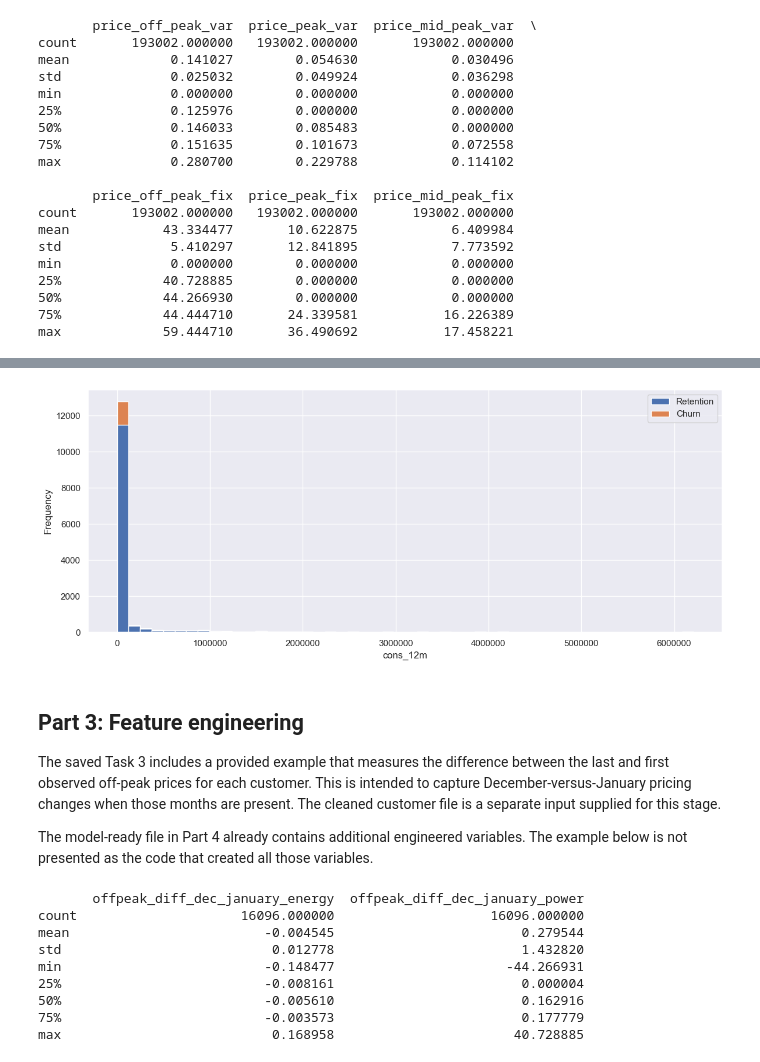
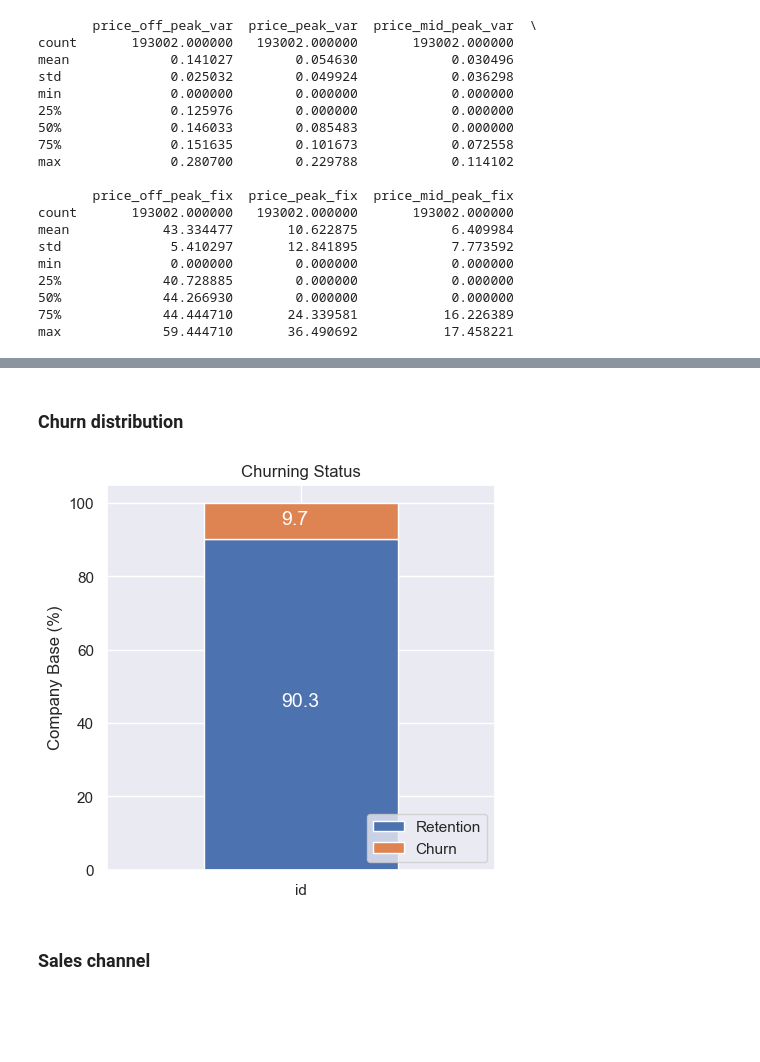
Before and after one commit to YoonaZhang/bcg-x-customer-churn, a Jupyter notebook: notebooks/customer_churn_analysis.ipynb, the cells around one changed output, grey strips where cells are left out. Drawn from its saved outputs; the diff is of its cells as text; code cells hidden in the pictures; blank space fills up the shorter version.

Commit message:
Integrate updated Task 2-4 feature engineering and executed modeling

```diff
--- a/notebooks/customer_churn_analysis.ipynb
+++ b/notebooks/customer_churn_analysis.ipynb
@@ -217,14 +173,6 @@ plot_stacked_bars(churn_percentage.transpose(), "Churn distribution", (5, 5), le
+# %% [markdown]
+### Churn distribution
 # %%
-consumption = client_df[["id", "cons_12m", "cons_gas_12m", "cons_last_month", "imp_cons", "has_gas", "churn"]]
-fig, ax = plt.subplots(figsize=(12, 5))
-plot_distribution(consumption, "cons_12m", ax)
-plt.tight_layout()
-plt.show()
+churn = client_df[['id', 'churn']]
+churn_total = churn.groupby(churn['churn']).count()
+churn_percentage = churn_total / churn_total.sum() * 100
-# %% [output]
-[figure, removed]
-# %% [markdown]
-## Part 3: Feature engineering
-
-The saved Task 3 includes a provided example that measures the difference between the last and first observed off-peak prices for each customer. This is intended to capture December-versus-January pricing changes when those months are present. The cleaned customer file is a separate input supplied for this stage.
-
-The model-ready file in Part 4 already contains additional engineered variables. The example below is not presented as the code that created all those variables.
@@ -237,24 +179,10 @@ price_df["price_date"] = pd.to_datetime(price_df["price_date"], format="%Y-%m-%d
+# %%
+plot_stacked_bars(churn_percentage.transpose(), 'Churning Status', (5, 5), legend_='lower right')
+# %% [output]
+[figure, added]
+# %% [markdown]
+### Sales channel
 # %%
-# Group off-peak prices by companies and month
-monthly_price_by_id = price_df.groupby(['id', 'price_date']).agg({'price_off_peak_var': 'mean', 'price_off_peak_fix': 'mean'}).reset_index()
-
-# Get january and december prices
-jan_prices = monthly_price_by_id.groupby('id').first().reset_index()
-dec_prices = monthly_price_by_id.groupby('id').last().reset_index()
-
-# Calculate the difference
-diff = pd.merge(dec_prices.rename(columns={'price_off_peak_var': 'dec_1', 'price_off_peak_fix': 'dec_2'}), jan_prices.drop(columns='price_date'), on='id')
-diff['offpeak_diff_dec_january_energy'] = diff['dec_1'] - diff['price_off_peak_var']
-diff['offpeak_diff_dec_january_power'] = diff['dec_2'] - diff['price_off_peak_fix']
-diff = diff[['id', 'offpeak_diff_dec_january_energy','offpeak_diff_dec_january_power']]
-diff.drop(columns="id").describe()
+channel = client_df[['id', 'channel_sales', 'churn']]
+channel = channel.groupby(['channel_sales', 'churn'])['id'].count().unstack(level=1).fillna(0)
+channel_churn = (channel.div(channel.sum(axis=1), axis=0) * 100).sort_values(by=[1], ascending=False)
-# %% [output]
-       offpeak_diff_dec_january_energy  offpeak_diff_dec_january_power
-count                     16096.000000                    16096.000000
-mean                         -0.004545                        0.279544
-std                           0.012778                        1.432820
-min                          -0.148477                      -44.266931
-25%                          -0.008161                        0.000004
-50%                          -0.005610                        0.162916
-75%                          -0.003573                        0.177779
-max                           0.168958                       40.728885
```
Also changed, not shown: parts of 75 cells of this notebook, 1 other file.
